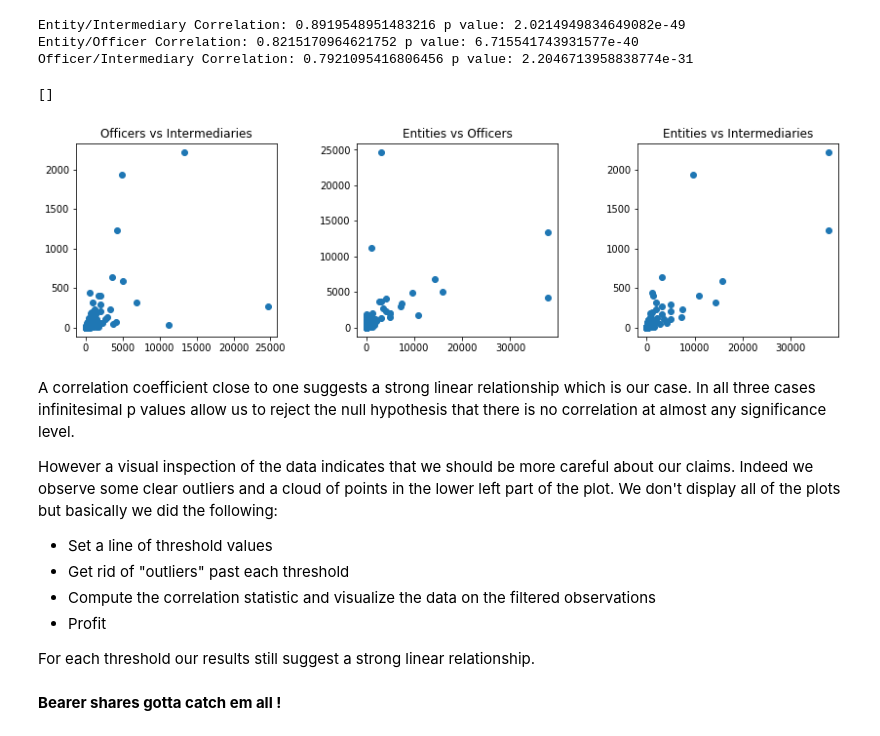
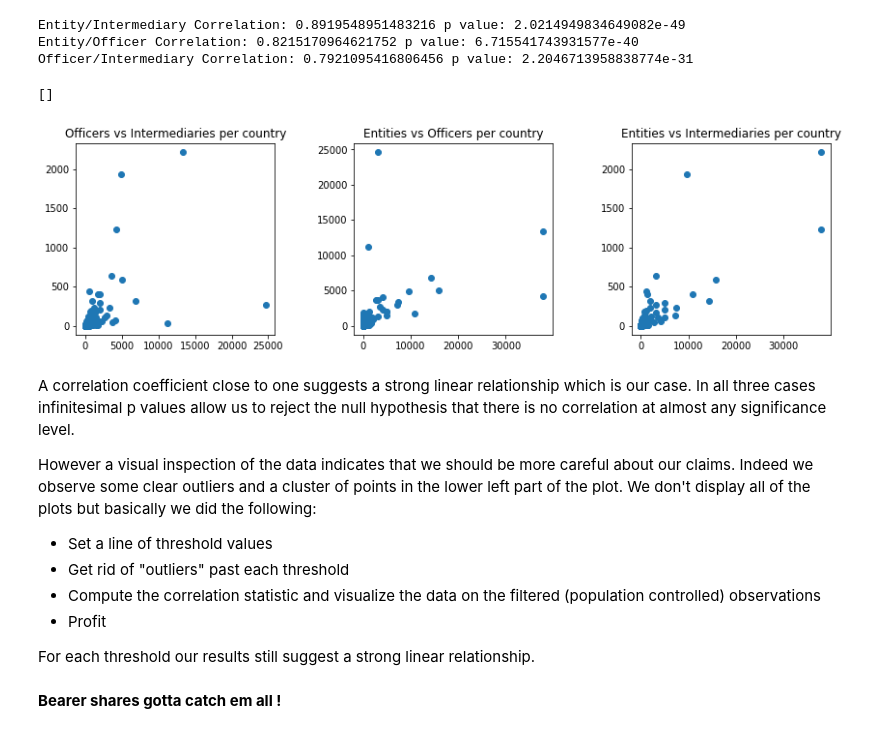
Before and after one commit to franckdess/ADA-Project, a Jupyter notebook: ml2.ipynb, the cells around one changed output. Cells and saved outputs as stored; diff of their text form; code cells hidden in the pictures.

```diff
--- a/ml2.ipynb
+++ b/ml2.ipynb
@@ -307,27 +312,27 @@ Officer/Intermediary Correlation: 0.7921095416806456 p value: 2.2046713958838774
 # %%
 fig = plt.figure(figsize=(14,8))
 fig.subplots_adjust(hspace=0.2, wspace=0.4)
 ax1 = fig.add_subplot(2, 3, 1)
 ax2 = fig.add_subplot(2, 3, 2)
 ax3 = fig.add_subplot(2, 3, 3)
 
 ax1.scatter(officer_intermediary.Officer, officer_intermediary.Intermediary)
-ax1.set_title("Officers vs Intermediaries")
+ax1.set_title("Officers vs Intermediaries per country")
 ax2.scatter(entity_officer.Entity, entity_officer.Officer)
-ax2.set_title("Entities vs Officers")
+ax2.set_title("Entities vs Officers per country")
 ax3.scatter(entity_intermediary.Entity, entity_intermediary.Intermediary)
-ax3.set_title("Entities vs Intermediaries")
+ax3.set_title("Entities vs Intermediaries per country")
 plt.plot()
 # %% [output]
 []
-[figure, old version]
+[figure, new version]
 # %% [markdown]
 A correlation coefficient close to one suggests a strong linear relationship which is our case. In all three cases infinitesimal p values allow us to reject the null hypothesis that there is no correlation at almost any significance level.
 
-However a visual inspection of the data indicates that we should be more careful about our claims. Indeed we observe some clear outliers and a cloud of points in the lower left part of the plot. We don't display all of the plots but basically we did the following:
+However a visual inspection of the data indicates that we should be more careful about our claims. Indeed we observe some clear outliers and a cluster of points in the lower left part of the plot. We don't display all of the plots but basically we did the following:
 - Set a line of threshold values
 - Get rid of "outliers" past each threshold
-- Compute the correlation statistic and visualize the data on the filtered observations
+- Compute the correlation statistic and visualize the data on the filtered (population controlled) observations
 - Profit
 
 For each threshold our results still suggest a strong linear relationship.
```
Also changed, not shown: parts of 23 cells of this notebook, 1 other file.
